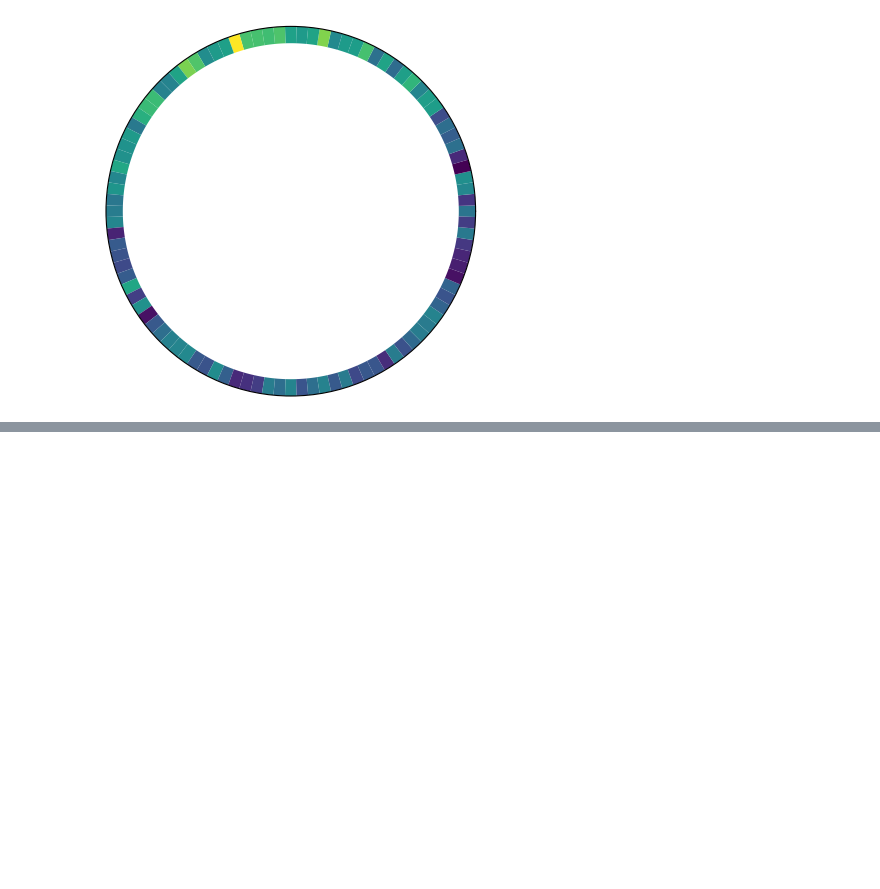
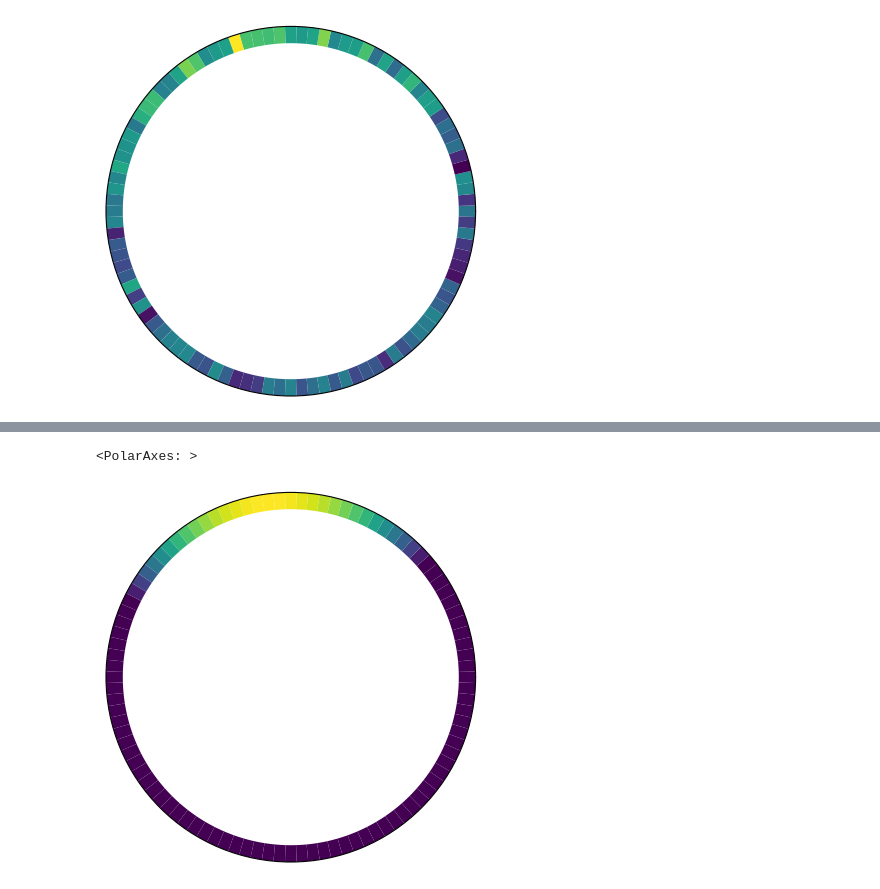
Before and after one commit to yotam180/ring-attractor-project, a Jupyter notebook: notebooks/01_rate_ring_demo.ipynb, the cells around one changed output, grey strips where cells are left out. Drawn from its saved outputs; the diff is of its cells as text; code cells hidden in the pictures; blank space fills up the shorter version.

```diff
--- a/notebooks/01_rate_ring_demo.ipynb
+++ b/notebooks/01_rate_ring_demo.ipynb
@@ -83,0 +126,5 @@ plt.show()
+# %%
+plot_ring_state(attractor)
+# %% [output]
+<PolarAxes: >
+[figure, added]
```
Also changed, not shown: parts of 4 cells of this notebook, 5 other files.
